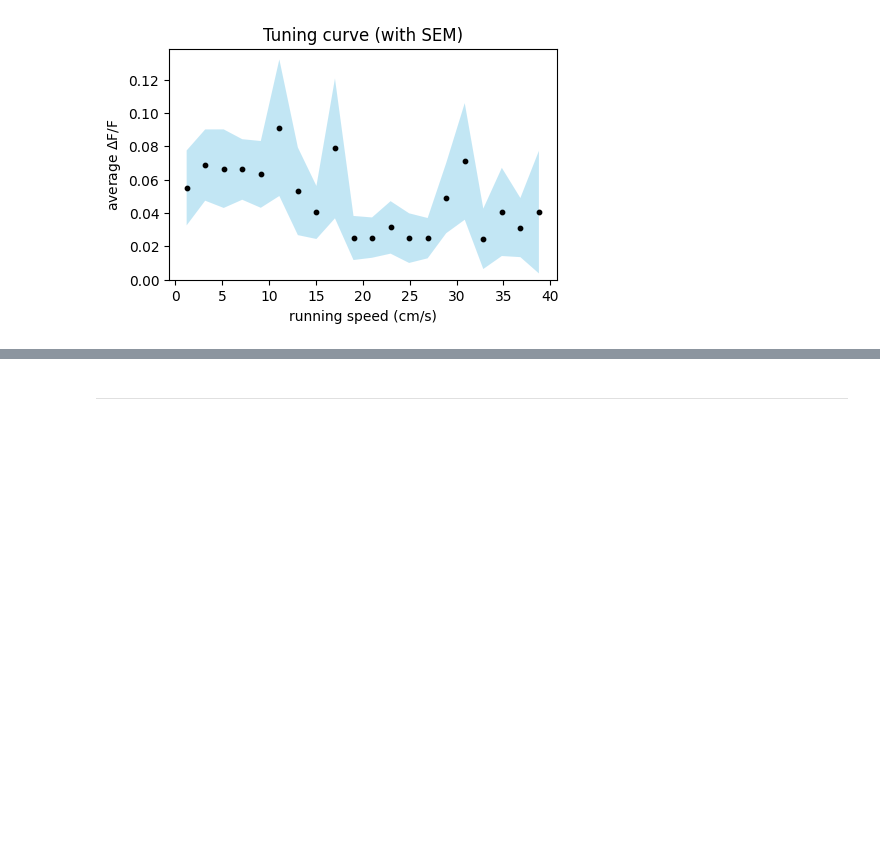
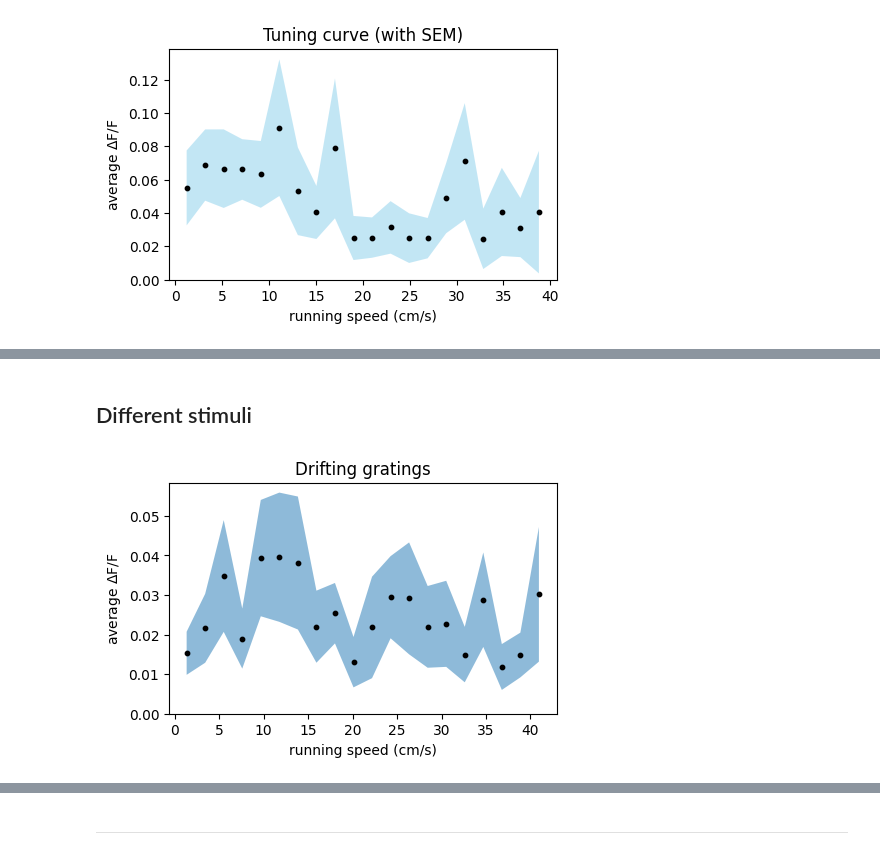
Before and after one commit to ZhidongZhang96/NDS-V1-RunningNaturalMod, a Jupyter notebook: Session A.ipynb, the cells around one changed output, grey strips where cells are left out. Cells and saved outputs as stored; diff of their text form; code cells hidden in the pictures; blank space fills up the shorter version.

```diff
--- a/Session A.ipynb
+++ b/Session A.ipynb
@@ -90,0 +92,8 @@ plt.show()
+# %% [markdown]
+## Different stimuli
+# %%
+ax = tunings['dg'].plot_tuning_curve()
+ax.set_title("Drifting gratings")
+plt.show()
+# %% [output]
+[figure, added]
```
Also changed, not shown: parts of 21 cells of this notebook, 1 other file.
